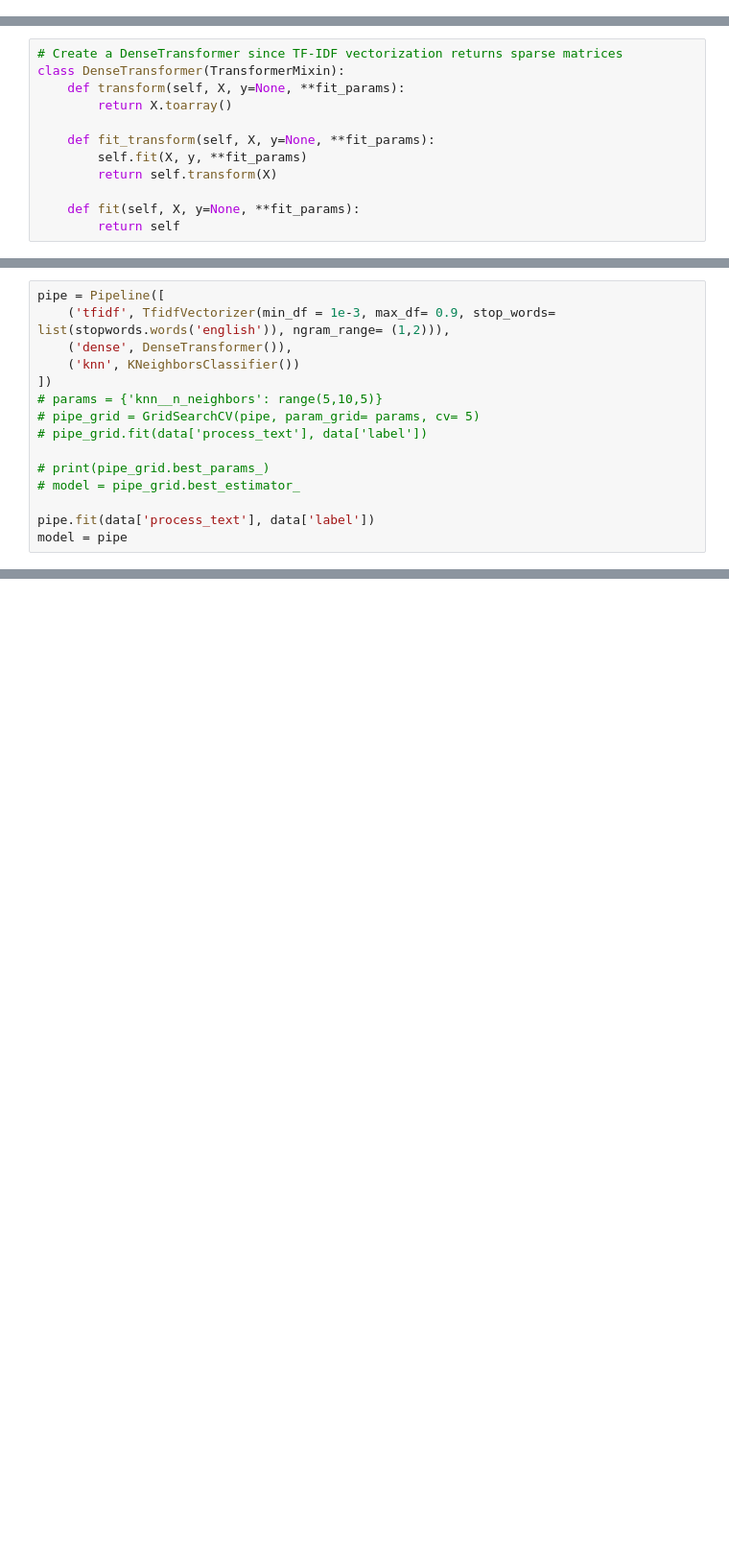
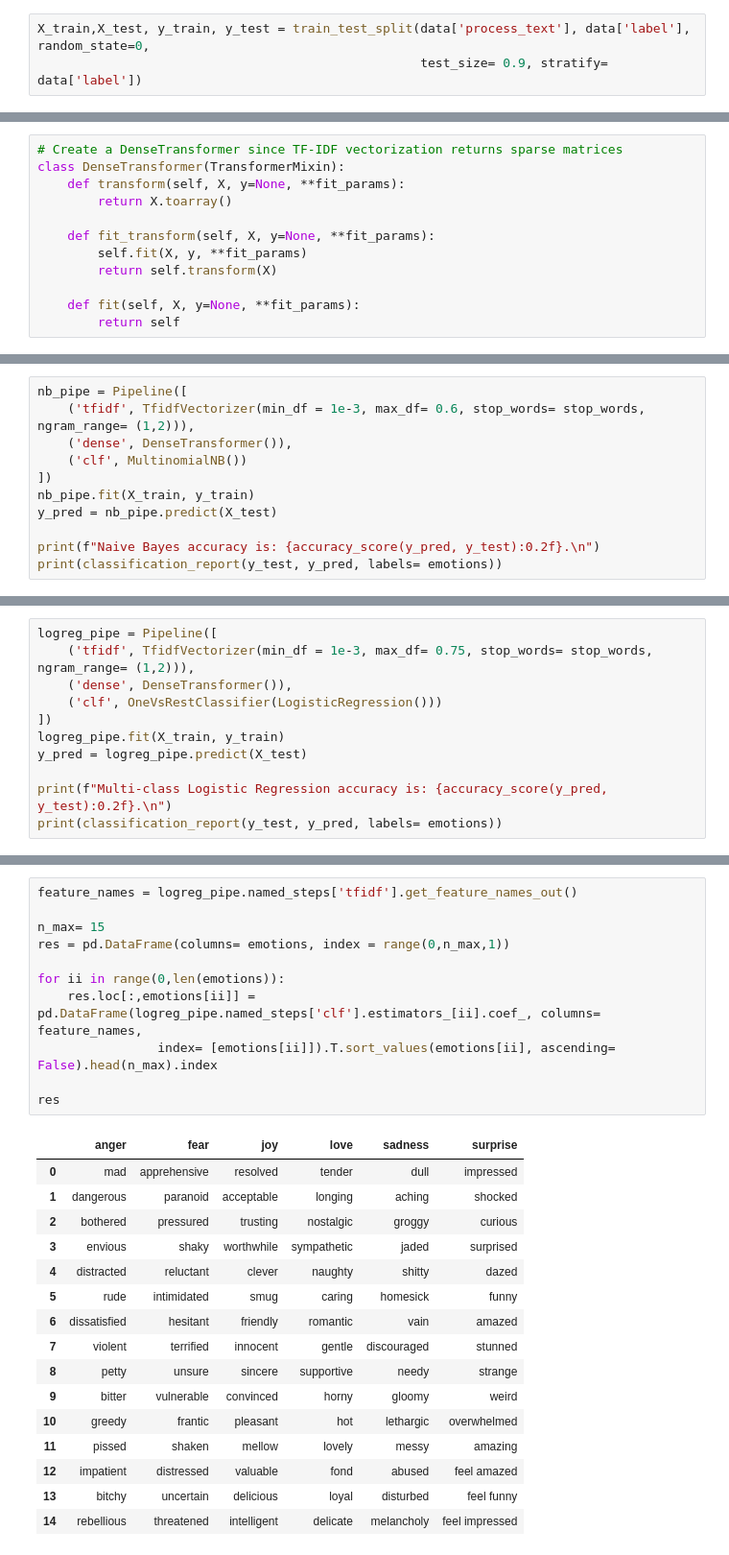
Before and after one commit to garimasc/emotional_classification, a Jupyter notebook: build_models.ipynb, the cells around one changed output, grey strips where cells are left out. Shown at 96% size. Saved outputs shown, nothing was run; the diff lists cells and outputs as text; blank space fills up the shorter version.

Commit message:
MultiNB and LogReg

```diff
--- a/build_models.ipynb
+++ b/build_models.ipynb
@@ -34,4 +39,7 @@ emotions.sort()
 emotions
 # %% [output]
 ['anger', 'fear', 'joy', 'love', 'sadness', 'surprise']
+# %%
+X_train,X_test, y_train, y_test = train_test_split(data['process_text'], data['label'], random_state=0,
+                                                   test_size= 0.9, stratify= data['label'])
 # %% [markdown]
@@ -50,0 +61,11 @@ class DenseTransformer(TransformerMixin):
+# %%
+nb_pipe = Pipeline([
+    ('tfidf', TfidfVectorizer(min_df = 1e-3, max_df= 0.6, stop_words= stop_words, ngram_range= (1,2))),
+    ('dense', DenseTransformer()),
+    ('clf', MultinomialNB())
+])
+nb_pipe.fit(X_train, y_train)
+y_pred = nb_pipe.predict(X_test)
+
+print(f"Naive Bayes accuracy is: {accuracy_score(y_pred, y_test):0.2f}.\n")
+print(classification_report(y_test, y_pred, labels= emotions))
@@ -51,15 +89,11 @@ class DenseTransformer(TransformerMixin):
 # %%
-pipe = Pipeline([
-    ('tfidf', TfidfVectorizer(min_df = 1e-3, max_df= 0.9, stop_words= list(stopwords.words('english')), ngram_range= (1,2))),
+logreg_pipe = Pipeline([
+    ('tfidf', TfidfVectorizer(min_df = 1e-3, max_df= 0.75, stop_words= stop_words, ngram_range= (1,2))),
     ('dense', DenseTransformer()),
-    ('knn', KNeighborsClassifier())
+    ('clf', OneVsRestClassifier(LogisticRegression()))
 ])
-# params = {'knn__n_neighbors': range(5,10,5)}
-# pipe_grid = GridSearchCV(pipe, param_grid= params, cv= 5)
-# pipe_grid.fit(data['process_text'], data['label'])
+logreg_pipe.fit(X_train, y_train)
+y_pred = logreg_pipe.predict(X_test)
 
-# print(pipe_grid.best_params_)
-# model = pipe_grid.best_estimator_
-
-pipe.fit(data['process_text'], data['label'])
-model = pipe
+print(f"Multi-class Logistic Regression accuracy is: {accuracy_score(y_pred, y_test):0.2f}.\n")
+print(classification_report(y_test, y_pred, labels= emotions))
@@ -100,0 +115,28 @@ weighted avg       0.33      0.35      0.31    332933
+# %%
+feature_names = logreg_pipe.named_steps['tfidf'].get_feature_names_out()
+
+n_max= 15
+res = pd.DataFrame(columns= emotions, index = range(0,n_max,1))
+
+for ii in range(0,len(emotions)):
+    res.loc[:,emotions[ii]] = pd.DataFrame(logreg_pipe.named_steps['clf'].estimators_[ii].coef_, columns= feature_names,
+                index= [emotions[ii]]).T.sort_values(emotions[ii], ascending= False).head(n_max).index
+
+res
+# %% [output]
+|  | anger | fear | joy | love | sadness | surprise |
+| 0 | mad | apprehensive | resolved | tender | dull | impressed |
+| 1 | dangerous | paranoid | acceptable | longing | aching | shocked |
+| 2 | bothered | pressured | trusting | nostalgic | groggy | curious |
+| 3 | envious | shaky | worthwhile | sympathetic | jaded | surprised |
+| 4 | distracted | reluctant | clever | naughty | shitty | dazed |
+| 5 | rude | intimidated | smug | caring | homesick | funny |
+| 6 | dissatisfied | hesitant | friendly | romantic | vain | amazed |
+| 7 | violent | terrified | innocent | gentle | discouraged | stunned |
+| 8 | petty | unsure | sincere | supportive | needy | strange |
+| 9 | bitter | vulnerable | convinced | horny | gloomy | weird |
+| 10 | greedy | frantic | pleasant | hot | lethargic | overwhelmed |
+| 11 | pissed | shaken | mellow | lovely | messy | amazing |
+| 12 | impatient | distressed | valuable | fond | abused | feel amazed |
+| 13 | bitchy | uncertain | delicious | loyal | disturbed | feel funny |
+| 14 | rebellious | threatened | intelligent | delicate | melancholy | feel impressed |
```
Also changed, not shown: parts of 10 cells of this notebook.
